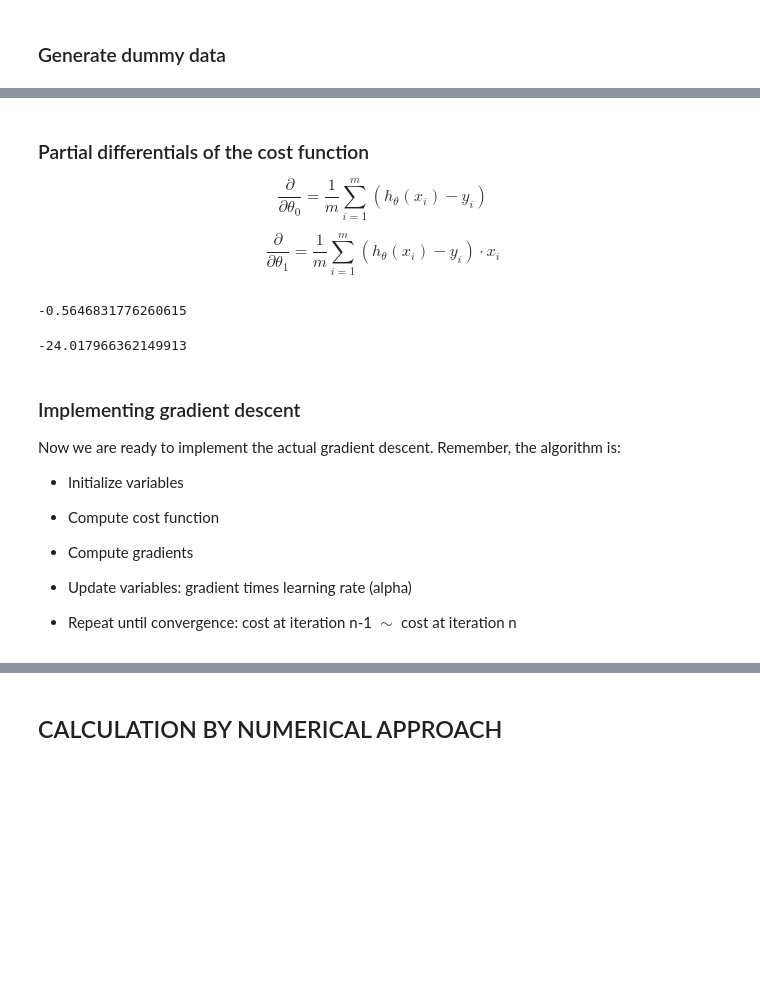
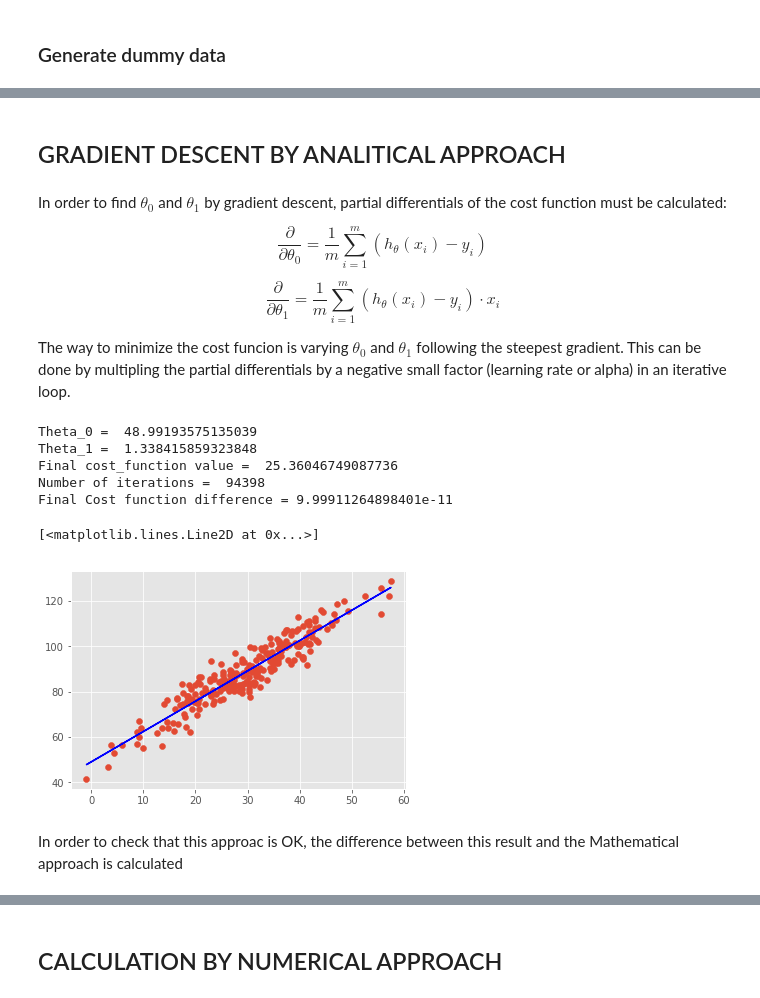
Before and after one commit to luisdelpozo/ClasesMaster_26, a Jupyter notebook: Python/Linear_Regression_Exercice.ipynb, the cells around one changed output, grey strips where cells are left out. Saved outputs shown, nothing was run; the diff lists cells and outputs as text; code cells hidden in the pictures; blank space fills up the shorter version.

```diff
--- a/Python/Linear_Regression_Exercice.ipynb
+++ b/Python/Linear_Regression_Exercice.ipynb
@@ -44,30 +83,56 @@ Remember, we have to descend in the direction of the steepest gradient. For that
+# %% [markdown]
+## GRADIENT DESCENT BY ANALITICAL APPROACH
 # %% [markdown]
-### Partial differentials of the cost function
+In order to find $\theta_0$ and $\theta_1$ by gradient descent, partial differentials of the cost function must be calculated:
 
 $$\frac{\partial}{\partial\theta_0} = \frac{1}{m}\sum_{i=1}^m(h_\theta(x_i)-y_i)$$
 
 $$\frac{\partial}{\partial\theta_1} = \frac{1}{m}\sum_{i=1}^m(h_\theta(x_i)-y_i) \cdot x_i$$
+
+The way to minimize the cost funcion is varying $\theta_0$ and $\theta_1$ following the steepest gradient. This can be done by multipling the partial differentials by a negative small factor (learning rate or alpha) in an iterative loop.
-# %%
-G_theta_0 = (2/m) * ((theta_1 * xs + theta_0) - ys).sum()
-G_theta_0
-# %% [output]
--0.5646831776260615
-# %%
-G_theta_1 = (2/m) * (((theta_1 * xs + theta_0) - ys)*xs).sum()
-G_theta_1
-# %% [output]
--24.017966362149913
-# %% [markdown]
-### Implementing gradient descent
-
-Now we are ready to implement the actual gradient descent. Remember, the algorithm is:
-
-- Initialize variables
-
-- Compute cost function
-
-- Compute gradients
-
-- Update variables: gradient times learning rate (alpha)
-
-- Repeat until convergence: cost at iteration n-1 $\sim$ cost at iteration n
+# %%
+i = 0                           #Iterations
+i_limit = 100000                #Maximum number of iterations
+alpha = 0.001                   #Learning rate
+theta_0 = 1                     #Initialization of variables theta_0 with a random value
+theta_1 = 1                     #Initialization of variables theta_1 with a random value
+diff = 1                        #Cost function difference between consecutive iterations
+diff_limit = 0.0000000001       #Maximium cost function difference between consecutive iterations
+
+cost_function_1 = (1/m) * (((theta_1 * xs + theta_0) - ys)**2).sum()   #First Cost function
+G_theta_0 = (2/m) * ((theta_1 * xs + theta_0) - ys).sum()              #First partial difference for theta_0
+G_theta_1 = (2/m) * (((theta_1 * xs + theta_0) - ys)*xs).sum()      #First partial difference for theta_1
+
+while diff > diff_limit and i < i_limit:
+
+    theta_0 = theta_0 - alpha * G_theta_0    #Gradient descent for theta_0
+    theta_1 = theta_1 - alpha * G_theta_1    #Gradient descent for theta_1
+
+    cost_function_2 = (1/m) * (((theta_1 * xs + theta_0) - ys)**2).sum()
+    diff = abs(cost_function_1 - cost_function_2)
+
+    G_theta_0 = (1/m) * ((theta_1 * xs + theta_0) - ys).sum()
+    G_theta_1 = (1/m) * (((theta_1 * xs + theta_0) - ys)*xs).sum()
+    cost_function_1 = cost_function_2
+    i += 1
+
+print('Theta_0 = ', theta_0)
+print('Theta_1 = ', theta_1)
+print('Final cost_function value = ', cost_function_2)
+print('Number of iterations = ', i)
+print('Final Cost function difference =', diff)
+
+ys_pred = theta_0 + theta_1 * xs
+
+plt.scatter(xs,ys)
+plt.plot(xs,ys_pred,color='b')
+# %% [output]
+Theta_0 =  48.99193575135039
+Theta_1 =  1.338415859323848
+Final cost_function value =  25.36046749087736
+Number of iterations =  94398
+Final Cost function difference = 9.99911264898401e-11
+[<matplotlib.lines.Line2D at 0x...>]
+[figure, added]
+# %% [markdown]
+In order to check that this approac is OK, the difference between this result and the Mathematical approach is calculated
```
Also changed, not shown: parts of 35 cells of this notebook.
